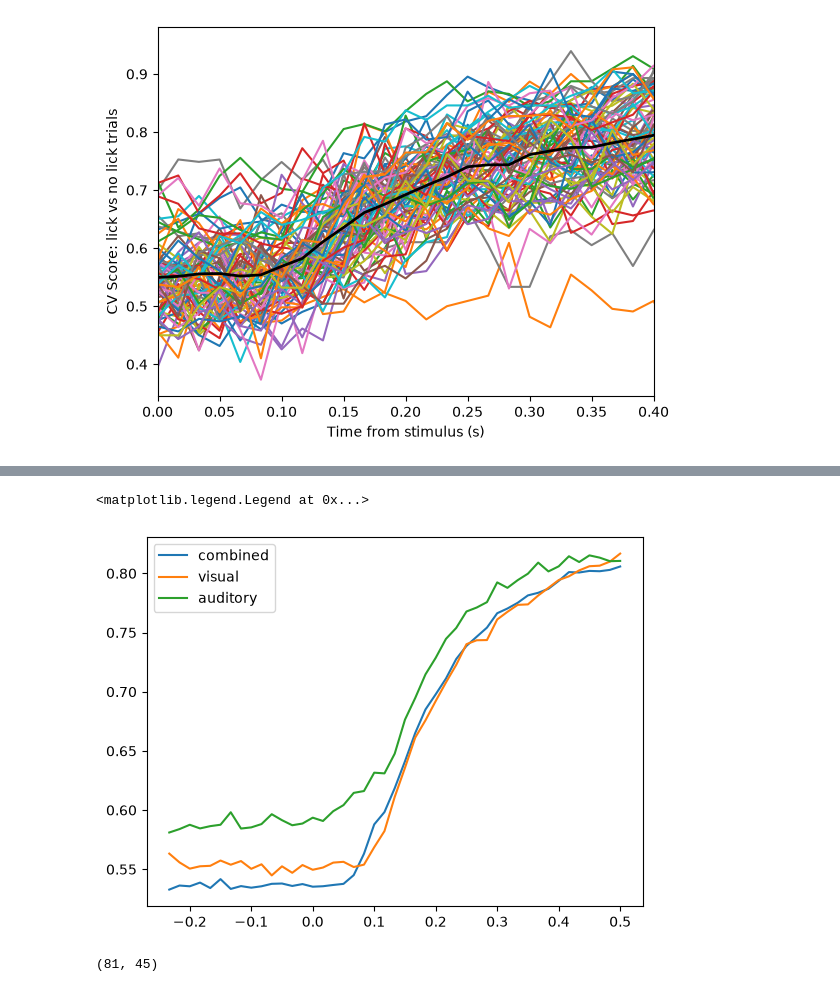
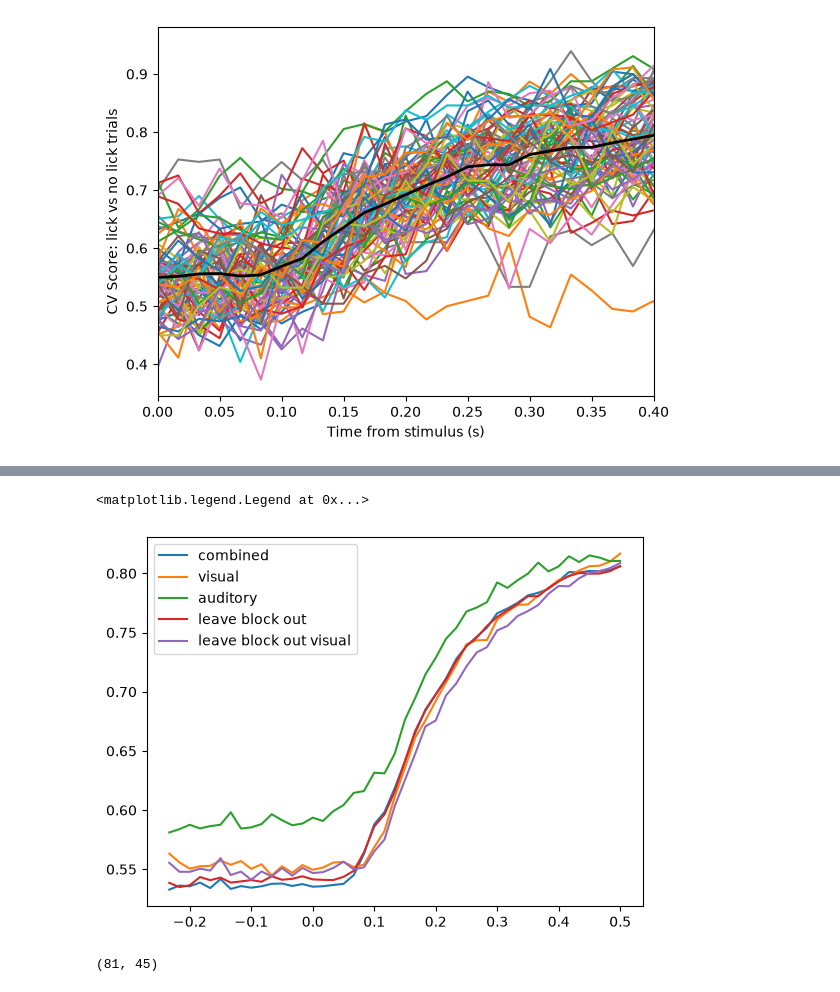
Before and after one commit to corbennett/dynamic_routing_facemap, a Jupyter notebook: analysis.ipynb, the cells around one changed output, grey strips where cells are left out. Cells and saved outputs as stored; diff of their text form; code cells hidden in the pictures.

```diff
--- a/analysis.ipynb
+++ b/analysis.ipynb
@@ -8,3 +8,6 @@ from matplotlib import pyplot as plt
 df_combined = pl.read_parquet("/Users/corbettb/Documents/GitHub/dynamic_routing_facemap/results/decoding_results.parquet")
 df_visual = pl.read_parquet("/Users/corbettb/Documents/GitHub/dynamic_routing_facemap/results/decoding_results_visual.parquet")
 df_auditory = pl.read_parquet("/Users/corbettb/Documents/GitHub/dynamic_routing_facemap/results/decoding_results_auditory.parquet")
+df_lbo = pl.read_parquet("/Users/corbettb/Documents/GitHub/dynamic_routing_facemap/results/decoding_results_leave_block_out.parquet")
+df_lbo_vis = pl.read_parquet("/Users/corbettb/Documents/GitHub/dynamic_routing_facemap/results/decoding_results_leave_block_out_visual.parquet")
+# df_lbo_aud = pl.read_parquet("/Users/corbettb/Documents/GitHub/dynamic_routing_facemap/results/decoding_results_leave_block_out_auditory.parquet")
@@ -83,18 +44,18 @@ shape: (81,)
 # %%
-for df in [df_combined, df_visual, df_auditory]:
+for df in [df_combined, df_visual, df_auditory, df_lbo, df_lbo_vis]:
     window_centers  = np.array(df['window_center_s'][0]) + 1/120 #add in a half frame to account for motSVD diff
     scores = np.stack(df['cv_scores'].drop_nulls().to_numpy())
 
     #baseline subtract the mean of the first 5 time points
     # scores = scores - scores[:, :5].mean(axis=1)[:, None]
 
     # plt.plot(window_centers, scores.T)
     plt.plot(window_centers, scores.mean(axis=0))
 
-plt.legend(['combined', 'visual', 'auditory'])
+plt.legend(['combined', 'visual', 'auditory', 'leave block out', 'leave block out visual'])
 # %% [output]
 <matplotlib.legend.Legend at 0x...>
-[figure, old version]
+[figure, new version]
 # %%
 scores.shape
 # %% [output]
```
Also changed, not shown: parts of 4 cells of this notebook, 2 other files.
